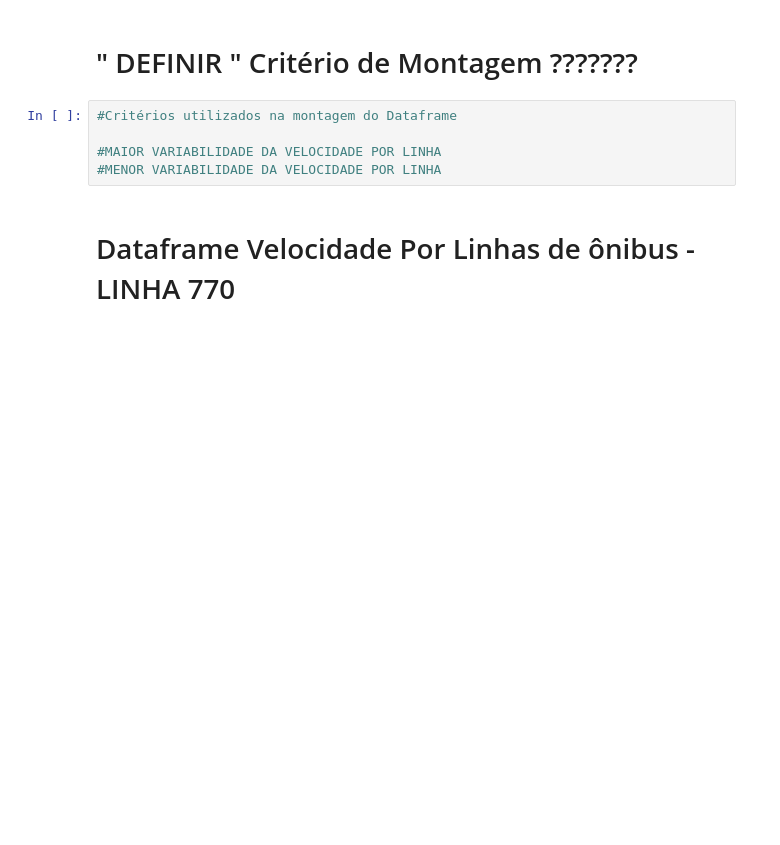
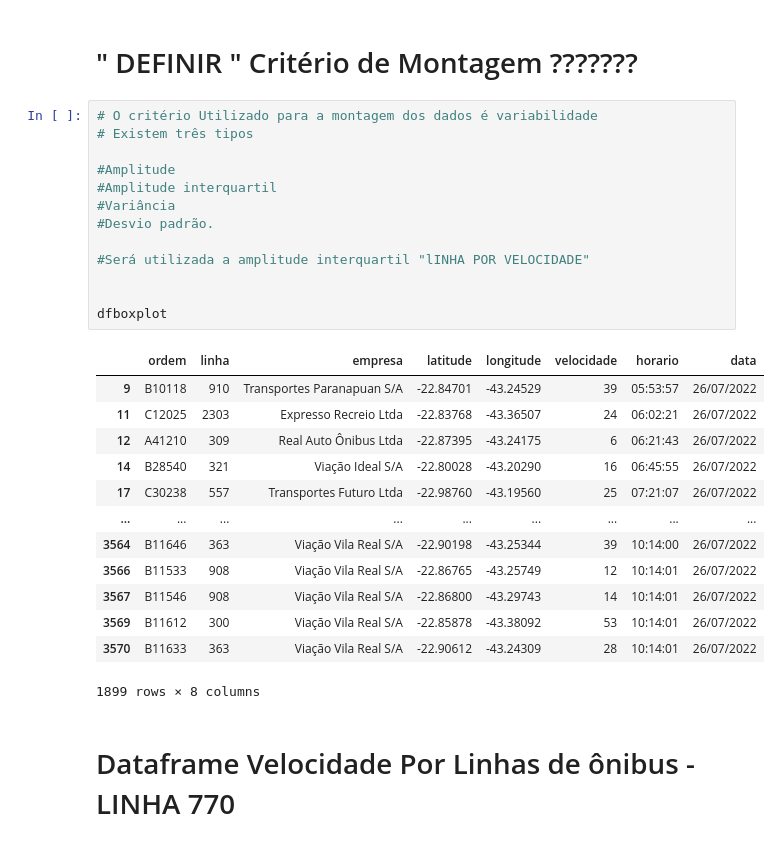
Before and after one commit to monteirovictor/dashboard_panel, a Jupyter notebook: Projeto.ipynb, the cells around one changed output. Drawn from its saved outputs; the diff is of its cells as text; blank space fills up the shorter version.

```diff
--- a/Projeto.ipynb
+++ b/Projeto.ipynb
@@ -63,10 +82,32 @@ array(['770'], dtype=object)
 # %% [markdown]
 <h1>" DEFINIR " Critério de Montagem ???????</h1>
 # %%
-#Critérios utilizados na montagem do Dataframe
+# O critério Utilizado para a montagem dos dados é variabilidade
+# Existem três tipos
 
-#MAIOR VARIABILIDADE DA VELOCIDADE POR LINHA
-#MENOR VARIABILIDADE DA VELOCIDADE POR LINHA
+#Amplitude
+#Amplitude interquartil
+#Variância
+#Desvio padrão.
+
+#Será utilizada a amplitude interquartil "lINHA POR VELOCIDADE"
+
+
+dfboxplot
+# %% [output]
+|  | ordem | linha | empresa | latitude | longitude | velocidade | horario | data |
+| 9 | B10118 | 910 | Transportes Paranapuan S/A | -22.84701 | -43.24529 | 39 | 05:53:57 | 26/07/2022 |
+| 11 | C12025 | 2303 | Expresso Recreio Ltda | -22.83768 | -43.36507 | 24 | 06:02:21 | 26/07/2022 |
+| 12 | A41210 | 309 | Real Auto Ônibus Ltda | -22.87395 | -43.24175 | 6 | 06:21:43 | 26/07/2022 |
+| 14 | B28540 | 321 | Viação Ideal S/A | -22.80028 | -43.20290 | 16 | 06:45:55 | 26/07/2022 |
+| 17 | C30238 | 557 | Transportes Futuro Ltda | -22.98760 | -43.19560 | 25 | 07:21:07 | 26/07/2022 |
+| ... | ... | ... | ... | ... | ... | ... | ... | ... |
+| 3564 | B11646 | 363 | Viação Vila Real S/A | -22.90198 | -43.25344 | 39 | 10:14:00 | 26/07/2022 |
+| 3566 | B11533 | 908 | Viação Vila Real S/A | -22.86765 | -43.25749 | 12 | 10:14:01 | 26/07/2022 |
+| 3567 | B11546 | 908 | Viação Vila Real S/A | -22.86800 | -43.29743 | 14 | 10:14:01 | 26/07/2022 |
+| 3569 | B11612 | 300 | Viação Vila Real S/A | -22.85878 | -43.38092 | 53 | 10:14:01 | 26/07/2022 |
+| 3570 | B11633 | 363 | Viação Vila Real S/A | -22.90612 | -43.24309 | 28 | 10:14:01 | 26/07/2022 |
+1899 rows × 8 columns
 # %% [markdown]
 <h1>Dataframe Velocidade Por Linhas de ônibus - LINHA 770</h1>
 # %%
```
Also changed, not shown: parts of 4 cells of this notebook.
